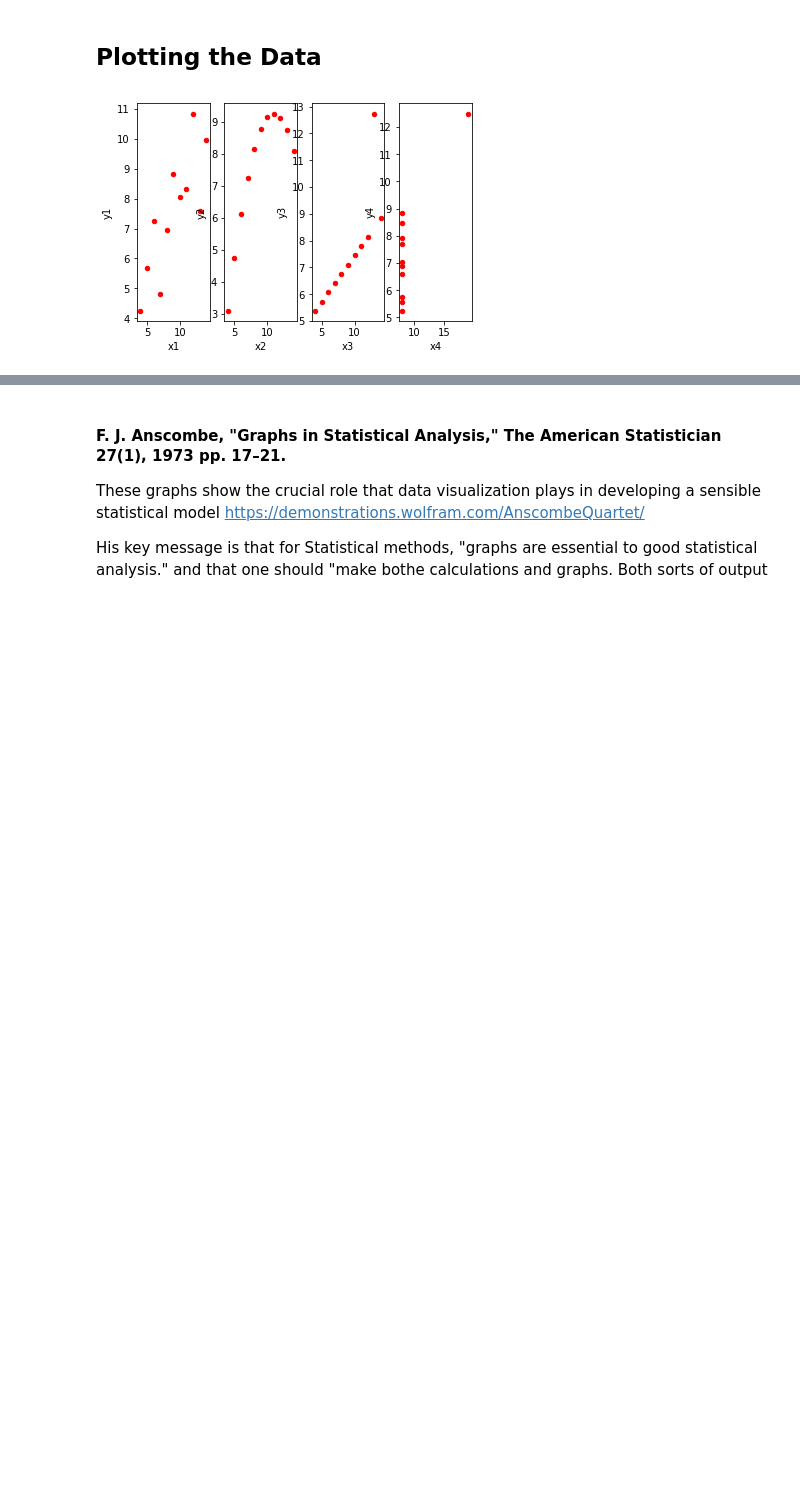
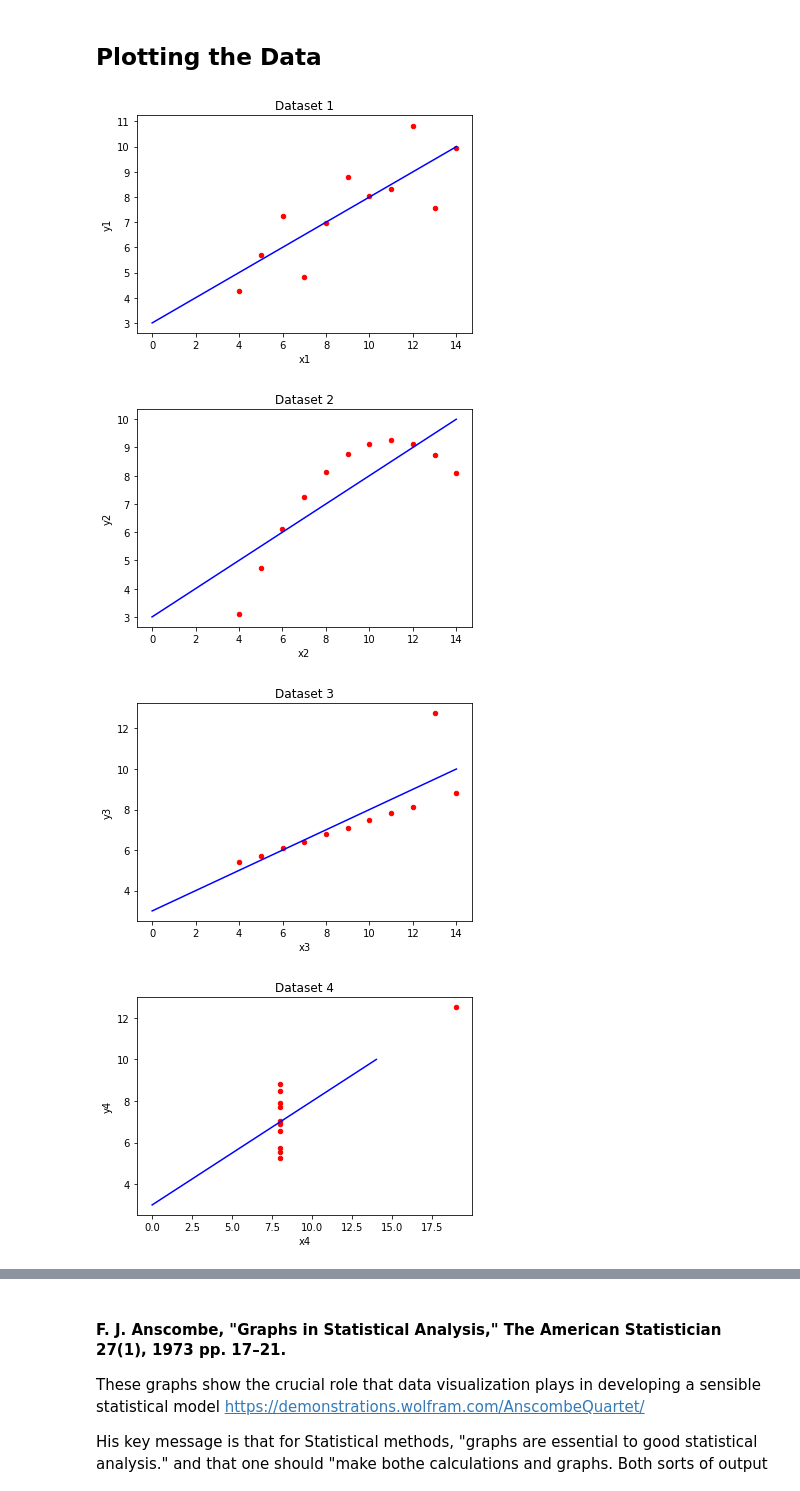
Before and after one commit to JohnONeillGMIT/FundamentalsOfDataAnalysis2, a Jupyter notebook: Anscombe's Quartet.ipynb, the cells around one changed output, grey strips where cells are left out. Cells and saved outputs as stored; diff of their text form; code cells hidden in the pictures; blank space fills up the shorter version.

Commit message:
Updating Regression plots

```diff
--- a/Anscombe's Quartet.ipynb
+++ b/Anscombe's Quartet.ipynb
@@ -106,15 +121,19 @@ import matplotlib.pyplot as plt
 #adding magic command
 # %%
 #plot the data
-#line of code.....
-ax= plt.subplot(1,4,1)
-df.plot(kind='scatter',x='x1',y='y1',color='red',ax=ax)
-ax= plt.subplot(1,4,2)
-df.plot(kind='scatter',x='x2',y='y2',color='red',ax=ax)
-ax= plt.subplot(1,4,3)
-df.plot(kind='scatter',x='x3',y='y3',color='red',ax=ax)
-ax= plt.subplot(1,4,4)
-df.plot(kind='scatter',x='x4',y='y4',color='red',ax=ax)
+
+df.plot(kind='scatter',x='x1',y='y1',color='red',title='Dataset 1') #plotting Dataset 1 (x1,y1)
+a=np.arange(0.0,100.0,1.0)
+plt.plot(x,0.5 *x +3, 'b-',label=r'5x+10') # Anscombes Regression line
+df.plot(kind='scatter',x='x2',y='y2',color='red',title='Dataset 2')#plotting (x2,y2)
+plt.plot(x,0.5 *x +3, 'b-',label=r'5x+10')
+df.plot(kind='scatter',x='x3',y='y3',color='red',title='Dataset 3')#plotting (x3,y3)
+plt.plot(x,0.5 *x +3, 'b-',label=r'5x+10')
+df.plot(kind='scatter',x='x4',y='y4',color='red',title='Dataset 4')#plotting (x4,y4)
+plt.plot(x,0.5 *x +3, 'b-',label=r'5x+10')
 plt.show()#shows the plot
 # %% [output]
-[figure, old version]
+[figure, new version]
+[figure, added]
+[figure, added]
+[figure, added]
```
Also changed, not shown: parts of 10 cells of this notebook.
